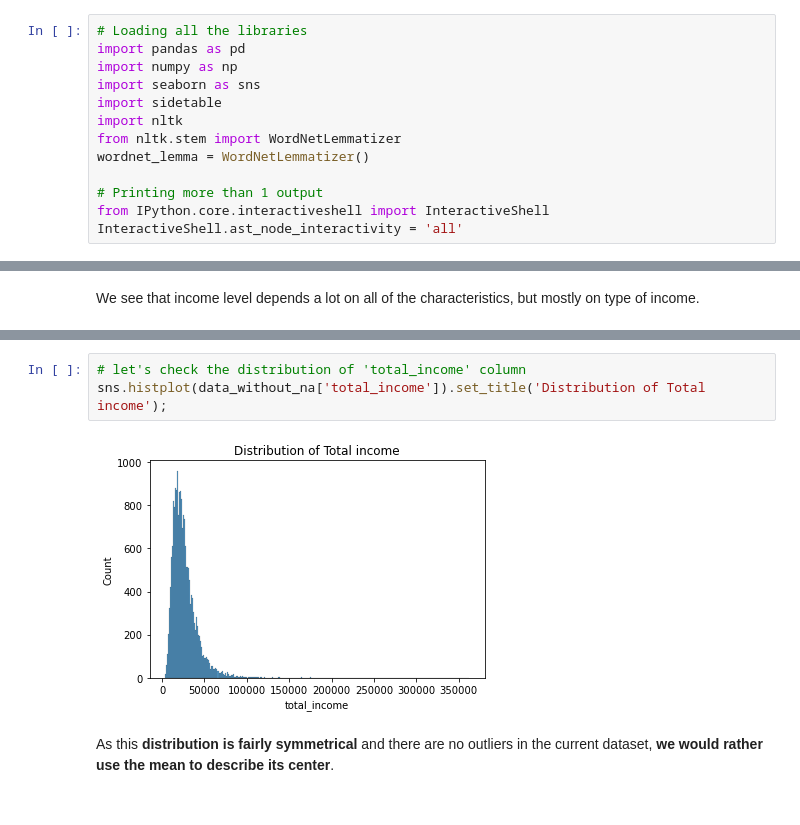
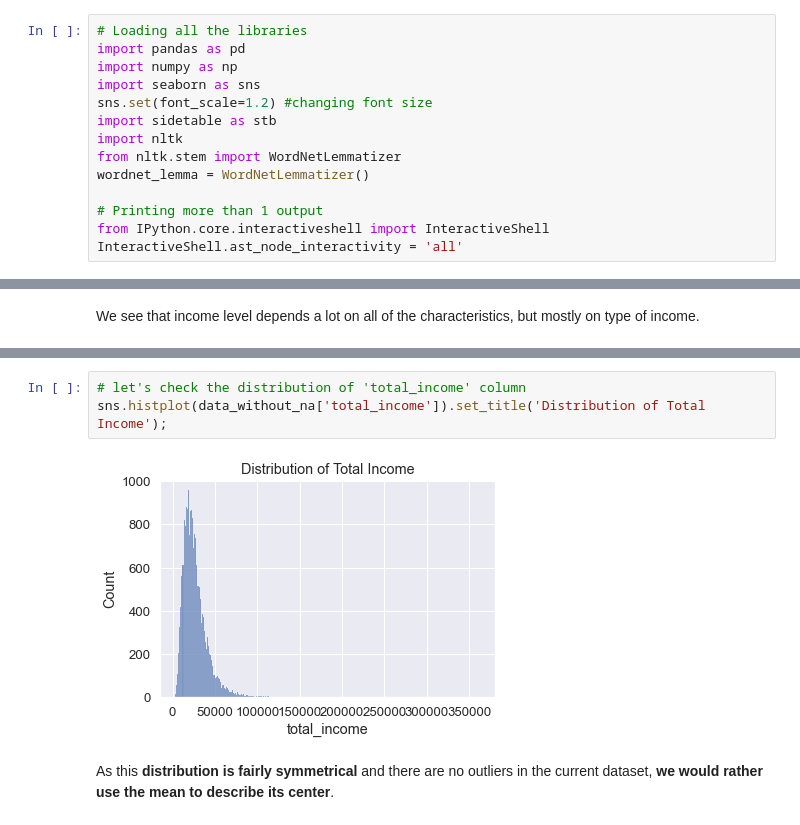
Before and after one commit to Sasha-Fridman/TripleTen-ex.-Practicum-Bootcamp-Projects, a Jupyter notebook: 1. Data Preprocessing.ipynb, the cells around one changed output, grey strips where cells are left out. Saved outputs shown, nothing was run; the diff lists cells and outputs as text.

```diff
--- a/1. Data Preprocessing.ipynb
+++ b/1. Data Preprocessing.ipynb
@@ -27,7 +40,8 @@ Let's investigate the data, keeping in mind our goals.
 import pandas as pd
 import numpy as np
 import seaborn as sns
-import sidetable
+sns.set(font_scale=1.2) #changing font size
+import sidetable as stb
 import nltk
 from nltk.stem import WordNetLemmatizer
 wordnet_lemma = WordNetLemmatizer()
@@ -793,8 +812,8 @@ data_without_na.sample(10)
 # %%
 # let's check the distribution of 'total_income' column
-sns.histplot(data_without_na['total_income']).set_title('Distribution of Total income');
+sns.histplot(data_without_na['total_income']).set_title('Distribution of Total Income');
 # %% [output]
-[figure, old version]
+[figure, new version]
 # %% [markdown]
 As this **distribution is fairly symmetrical** and there are no outliers in the current dataset, **we would rather use the mean to describe its center**.
 # %%
```
Also changed, not shown: parts of 27 cells of this notebook.
